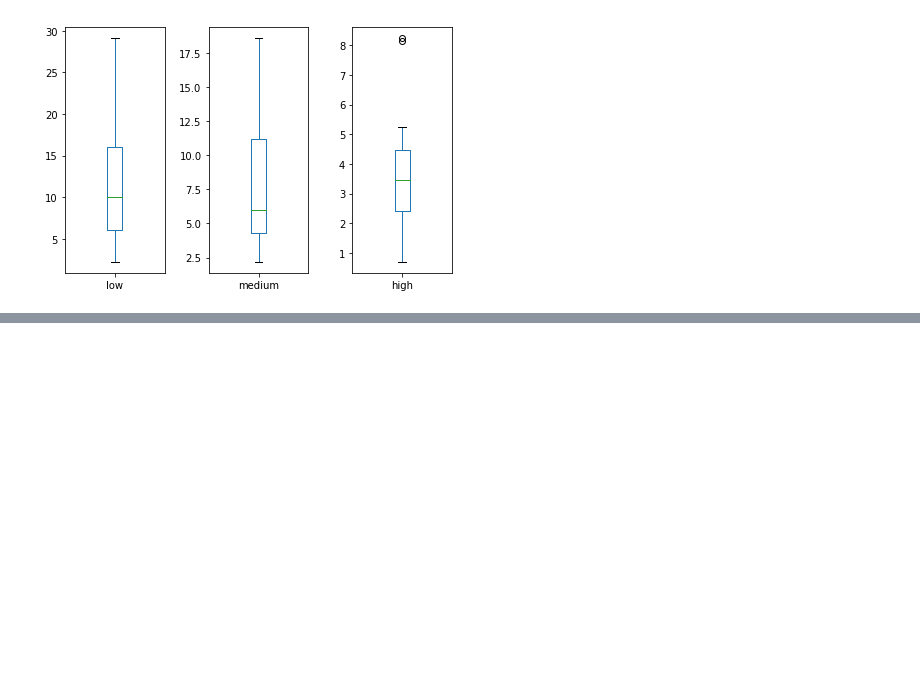
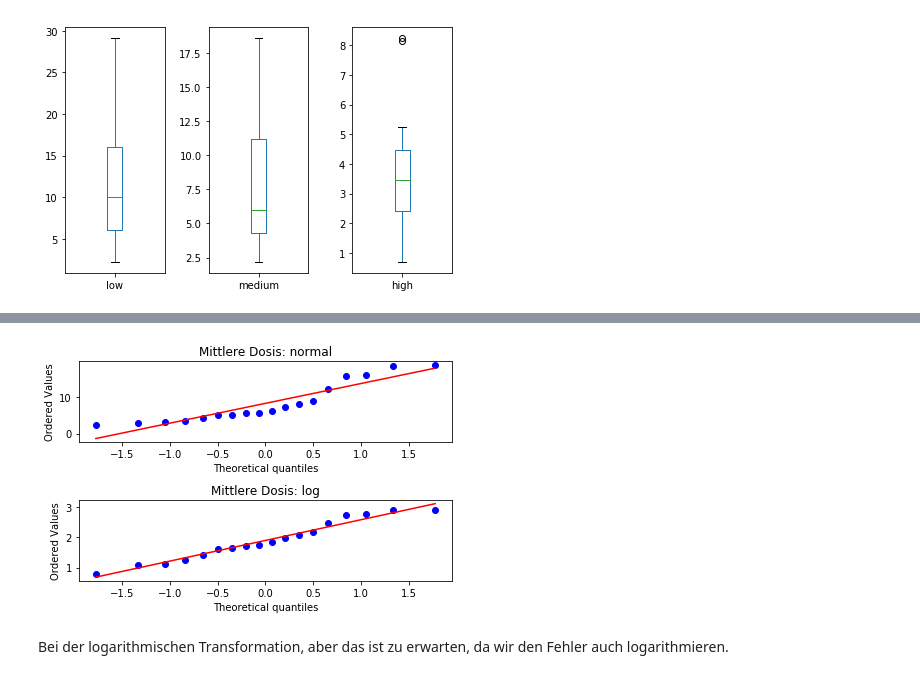
Before and after one commit to KilnOfTheSecondFlame/STAT_HS18_Exercises, a Jupyter notebook: 05_Exercise05/05_Exercie05.ipynb, the cells around one changed output, grey strips where cells are left out. Saved outputs shown, nothing was run; the diff lists cells and outputs as text; code cells hidden in the pictures; blank space fills up the shorter version.

```diff
--- a/05_Exercise05/05_Exercie05.ipynb
+++ b/05_Exercise05/05_Exercie05.ipynb
@@ -275,0 +303,15 @@ plt.show()
+# %%
+iron_log = np.log(iron)
+plt.figure(1)
+plt.subplot(2,1,1)
+st.probplot(iron.medium, plot=plt)
+plt.title('Mittlere Dosis: normal')
+plt.subplot(2,1,2)
+st.probplot(iron_log.medium, plot=plt)
+plt.title('Mittlere Dosis: log')
+plt.tight_layout()
+plt.show()
+# %% [output]
+[figure, added]
+# %% [markdown]
+Bei der logarithmischen Transformation, aber das ist zu erwarten, da wir den Fehler auch logarithmieren.
```
Also changed, not shown: parts of 11 cells of this notebook.
